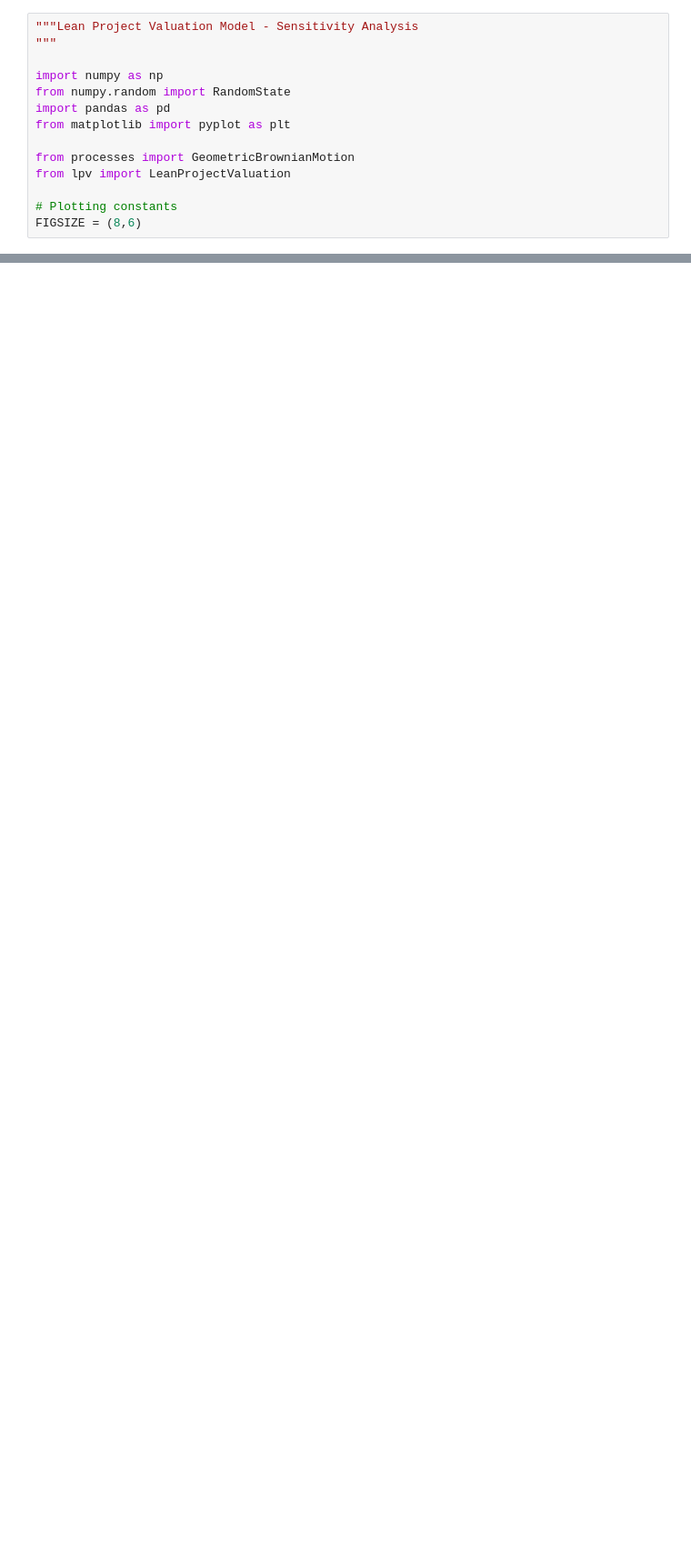
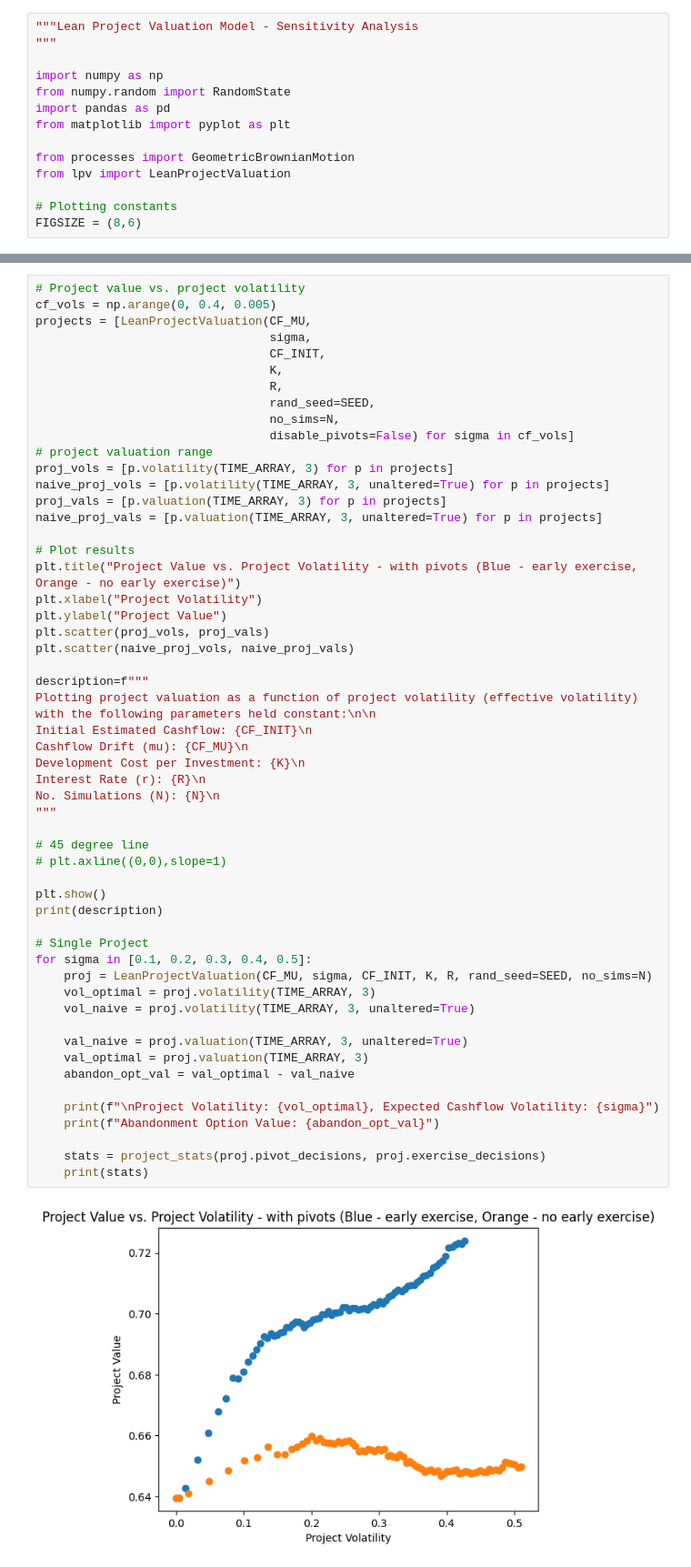
Before and after one commit to Alistair-Russell/Lean-Project-Valuation, a Jupyter notebook: lpv_sa_project_volatilility.ipynb, the cells around one changed output, grey strips where cells are left out. Shown: that part at 91% size. Cells and saved outputs as stored; diff of their text form; blank space fills up the shorter version.

```diff
--- a/lpv_sa_project_volatilility.ipynb
+++ b/lpv_sa_project_volatilility.ipynb
@@ -134,3 +211,59 @@ Development Cost per Investment: 1.0
 Interest Rate (r): 0.05
 
 No. Simulations (N): 10000
+# %%
+# Project value vs. project volatility
+cf_vols = np.arange(0, 0.4, 0.005)
+projects = [LeanProjectValuation(CF_MU,
+                                 sigma,
+                                 CF_INIT,
+                                 K,
+                                 R,
+                                 rand_seed=SEED,
+                                 no_sims=N,
+                                 disable_pivots=False) for sigma in cf_vols]
+# project valuation range
+proj_vols = [p.volatility(TIME_ARRAY, 3) for p in projects]
+naive_proj_vols = [p.volatility(TIME_ARRAY, 3, unaltered=True) for p in projects]
+proj_vals = [p.valuation(TIME_ARRAY, 3) for p in projects]
+naive_proj_vals = [p.valuation(TIME_ARRAY, 3, unaltered=True) for p in projects]
+
+# Plot results
+plt.title("Project Value vs. Project Volatility - with pivots (Blue - early exercise, Orange - no early exercise)")
+plt.xlabel("Project Volatility")
+plt.ylabel("Project Value")
+plt.scatter(proj_vols, proj_vals)
+plt.scatter(naive_proj_vols, naive_proj_vals)
+
+description=f"""
+Plotting project valuation as a function of project volatility (effective volatility) with the following parameters held constant:\n\n
+Initial Estimated Cashflow: {CF_INIT}\n
+Cashflow Drift (mu): {CF_MU}\n
+Development Cost per Investment: {K}\n
+Interest Rate (r): {R}\n
+No. Simulations (N): {N}\n
+"""
+
+# 45 degree line
+# plt.axline((0,0),slope=1)
+
+plt.show()
+print(description)
+
+# Single Project
+for sigma in [0.1, 0.2, 0.3, 0.4, 0.5]:
+    proj = LeanProjectValuation(CF_MU, sigma, CF_INIT, K, R, rand_seed=SEED, no_sims=N)
+    vol_optimal = proj.volatility(TIME_ARRAY, 3)
+    vol_naive = proj.volatility(TIME_ARRAY, 3, unaltered=True)
+
+    val_naive = proj.valuation(TIME_ARRAY, 3, unaltered=True)
+    val_optimal = proj.valuation(TIME_ARRAY, 3)
+    abandon_opt_val = val_optimal - val_naive
+
+    print(f"\nProject Volatility: {vol_optimal}, Expected Cashflow Volatility: {sigma}")
+    print(f"Abandonment Option Value: {abandon_opt_val}")
+
+    stats = project_stats(proj.pivot_decisions, proj.exercise_decisions)
+    print(stats)
+# %% [output]
+[figure, added]
```
Also changed, not shown: parts of 7 cells of this notebook, 1 other file.
